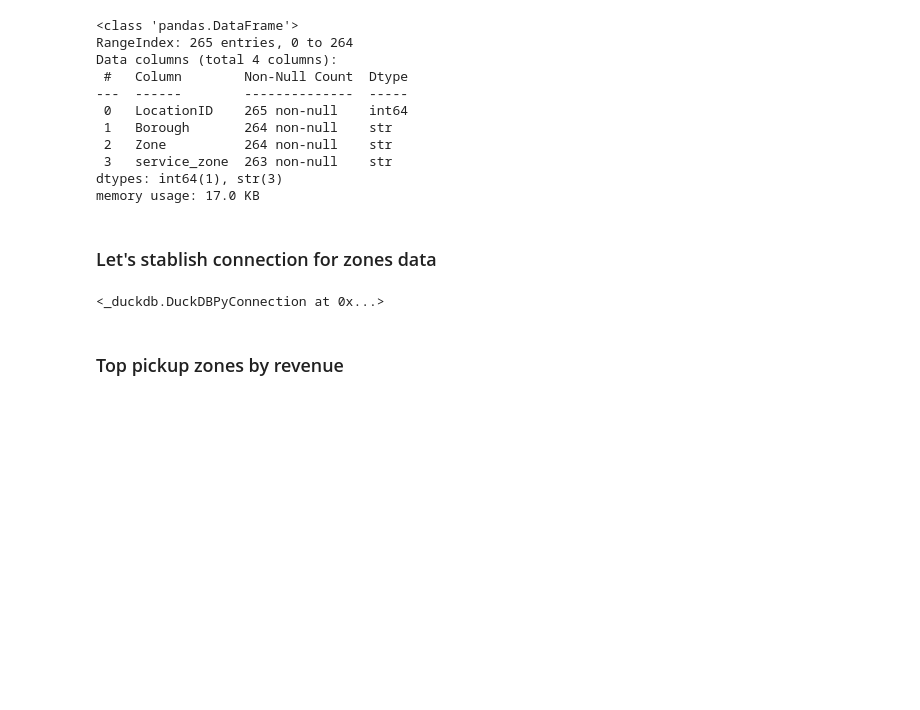
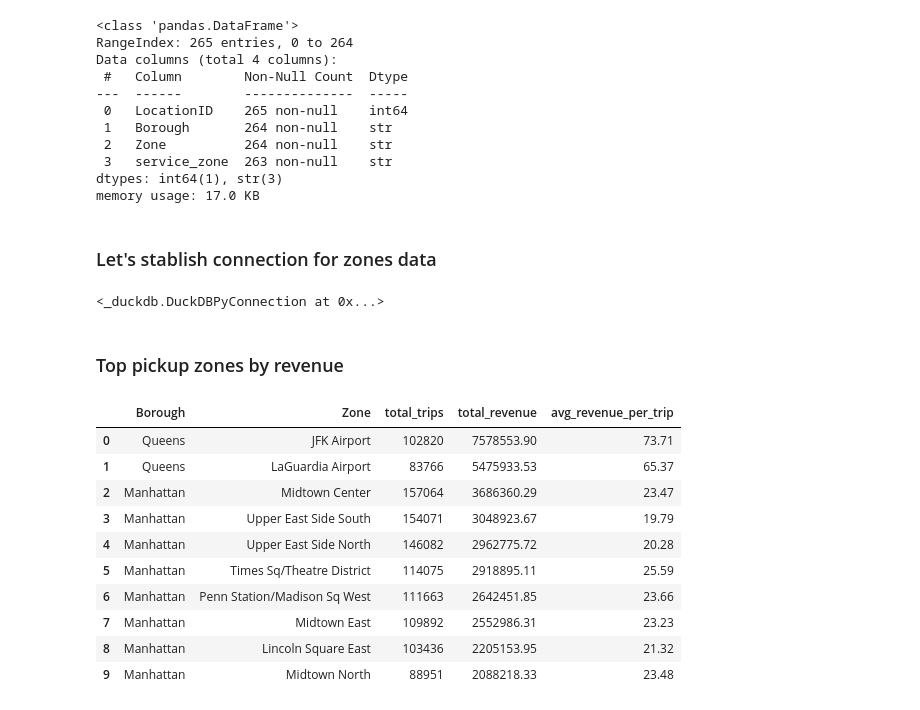
Before and after one commit to prerit0/ride-sharing-demand-intelligence, a Jupyter notebook: Notebooks/02_eda_analysis_using_SQL_&_Python.ipynb, the cells around one changed output. Saved outputs shown, nothing was run; the diff lists cells and outputs as text; code cells hidden in the pictures; blank space fills up the shorter version.

```diff
--- a/Notebooks/02_eda_analysis_using_SQL_&_Python.ipynb
+++ b/Notebooks/02_eda_analysis_using_SQL_&_Python.ipynb
@@ -258,3 +258,33 @@ connection.register("zones", zones)
 <_duckdb.DuckDBPyConnection at 0x...>
 # %% [markdown]
 ### Top pickup zones by revenue
+# %%
+query = """
+select
+  z.Borough,
+  z.Zone,
+  count(*) as total_trips,
+  sum(t.total_amount) as total_revenue,
+  round(avg(t.total_amount), 2) as avg_revenue_per_trip
+from taxi t
+join zones z
+on t.PULocationID = z.LocationID
+group by z.Borough,z.zone
+order by total_revenue desc
+limit 10
+"""
+
+top_zones = connection.execute(query).df()
+top_zones
+# %% [output]
+|  | Borough | Zone | total_trips | total_revenue | avg_revenue_per_trip |
+| 0 | Queens | JFK Airport | 102820 | 7578553.90 | 73.71 |
+| 1 | Queens | LaGuardia Airport | 83766 | 5475933.53 | 65.37 |
+| 2 | Manhattan | Midtown Center | 157064 | 3686360.29 | 23.47 |
+| 3 | Manhattan | Upper East Side South | 154071 | 3048923.67 | 19.79 |
+| 4 | Manhattan | Upper East Side North | 146082 | 2962775.72 | 20.28 |
+| 5 | Manhattan | Times Sq/Theatre District | 114075 | 2918895.11 | 25.59 |
+| 6 | Manhattan | Penn Station/Madison Sq West | 111663 | 2642451.85 | 23.66 |
+| 7 | Manhattan | Midtown East | 109892 | 2552986.31 | 23.23 |
+| 8 | Manhattan | Lincoln Square East | 103436 | 2205153.95 | 21.32 |
+| 9 | Manhattan | Midtown North | 88951 | 2088218.33 | 23.48 |
```
Also changed, not shown: parts of 12 cells of this notebook, 1 other file.
